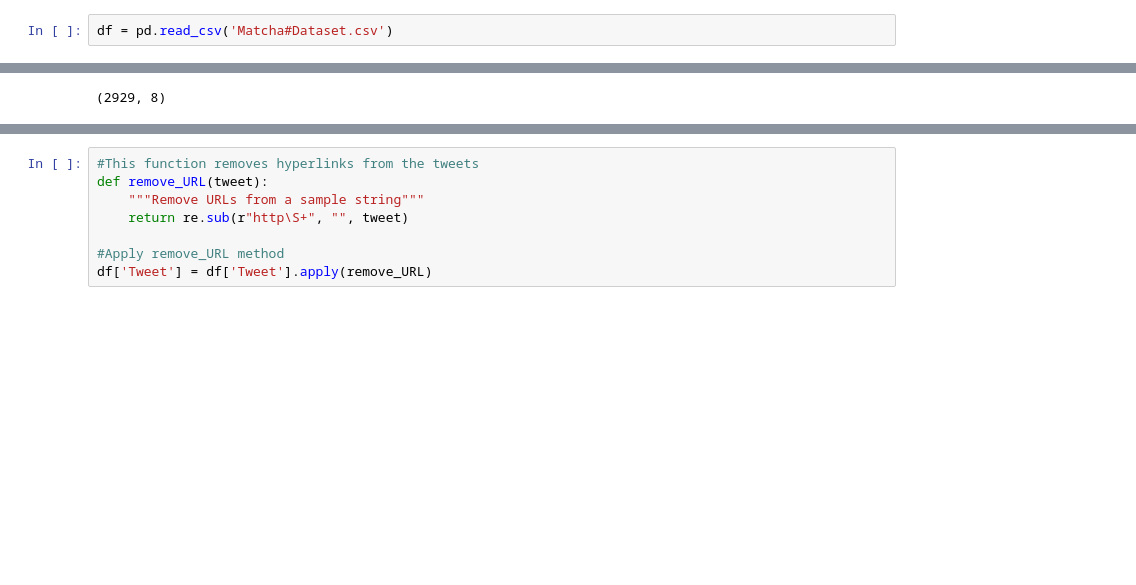
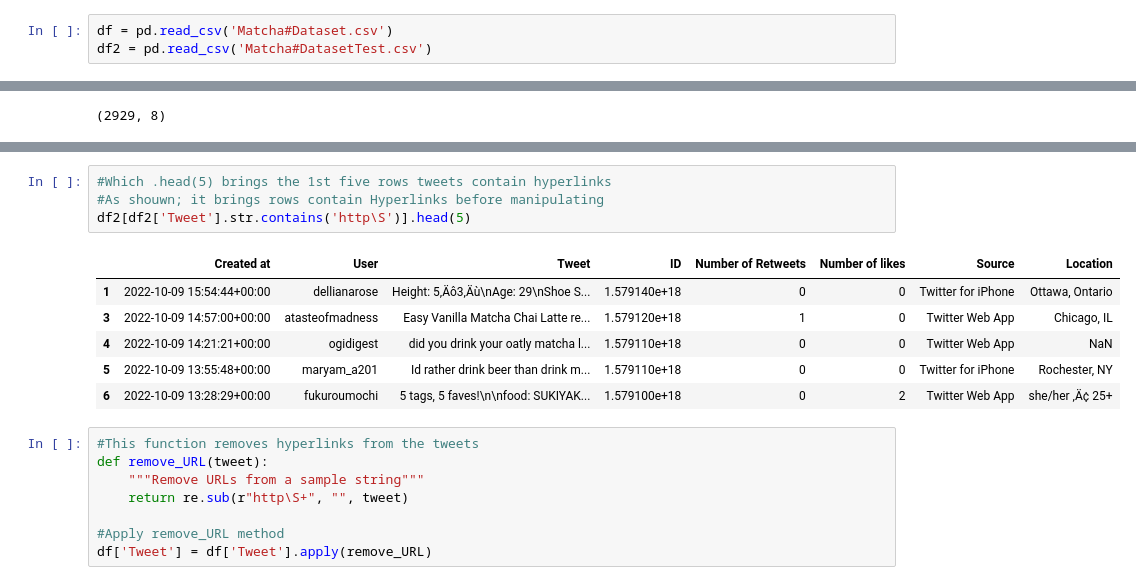
Before and after one commit to RaneemAlRushud/MatchaTweets-SentimentAnalysis, a Jupyter notebook: SWE486-Phase#2-Group#7.ipynb, the cells around one changed output, grey strips where cells are left out. Saved outputs shown, nothing was run; the diff lists cells and outputs as text; blank space fills up the shorter version.

```diff
--- a/SWE486-Phase#2-Group#7.ipynb
+++ b/SWE486-Phase#2-Group#7.ipynb
@@ -9,6 +9,7 @@ pd.set_option('display.max_colwidth', None)
 pd.set_option('max_colwidth', None)
 # %%
 df = pd.read_csv('Matcha#Dataset.csv')
+df2 = pd.read_csv('Matcha#DatasetTest.csv')
 # %%
 # to return columns' names of the dataset
 df.columns
@@ -197,3 +211,14 @@ df.shape
+# %%
+#Which .head(5) brings the 1st five rows tweets contain hyperlinks
+#As shouwn; it brings rows contain Hyperlinks before manipulating
+df2[df2['Tweet'].str.contains('http\S')].head(5)
+# %% [output]
+|  | Created at | User | Tweet | ID | Number of Retweets | Number of likes | Source | Location |
+| 1 | 2022-10-09 15:54:44+00:00 | dellianarose | Height: 5‚Äô3‚Äù\nAge: 29\nShoe S... | 1.579140e+18 | 0 | 0 | Twitter for iPhone | Ottawa, Ontario |
+| 3 | 2022-10-09 14:57:00+00:00 | atasteofmadness | Easy Vanilla Matcha Chai Latte re... | 1.579120e+18 | 1 | 0 | Twitter Web App | Chicago, IL |
+| 4 | 2022-10-09 14:21:21+00:00 | ogidigest | did you drink your oatly matcha l... | 1.579110e+18 | 0 | 0 | Twitter Web App | NaN |
+| 5 | 2022-10-09 13:55:48+00:00 | maryam_a201 | Id rather drink beer than drink m... | 1.579110e+18 | 0 | 0 | Twitter for iPhone | Rochester, NY |
+| 6 | 2022-10-09 13:28:29+00:00 | fukuroumochi | 5 tags, 5 faves!\n\nfood: SUKIYAK... | 1.579100e+18 | 0 | 2 | Twitter Web App | she/her ‚Ä¢ 25+ |
 # %%
 #This function removes hyperlinks from the tweets
 def remove_URL(tweet):
```
Also changed, not shown: parts of 3 cells of this notebook, 1 other file.
